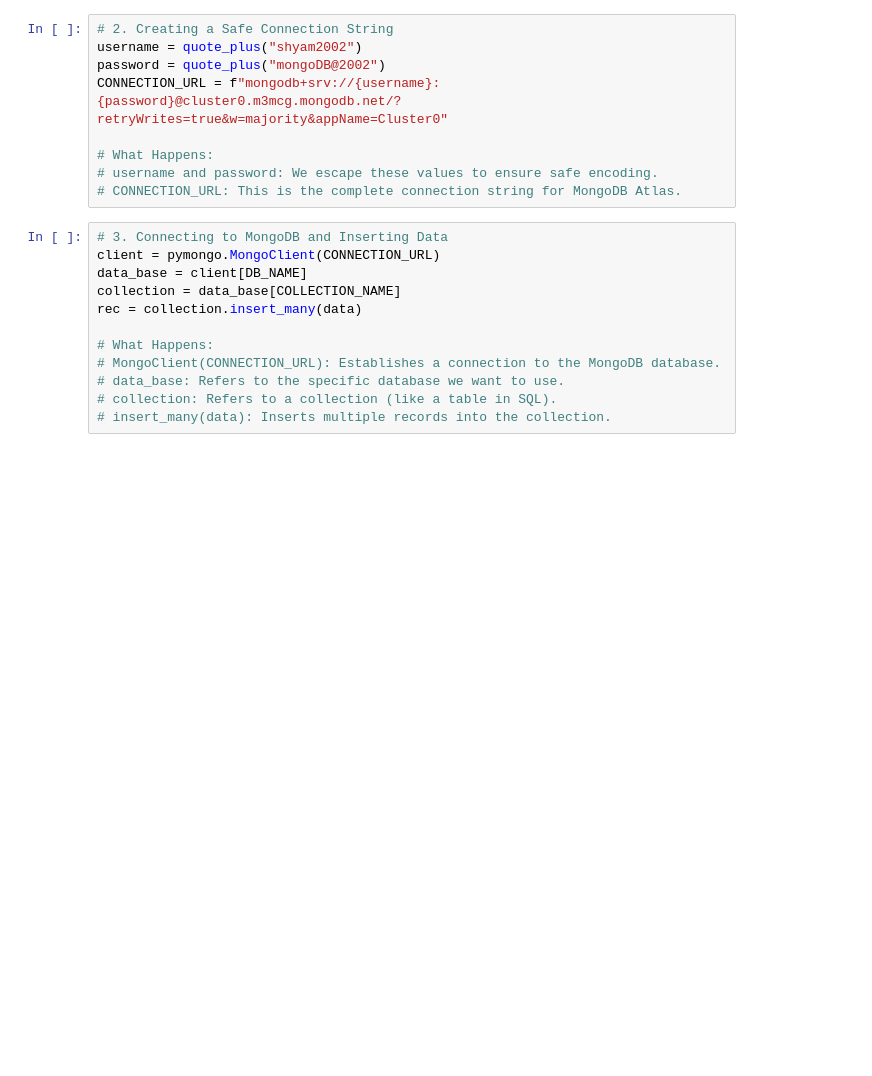
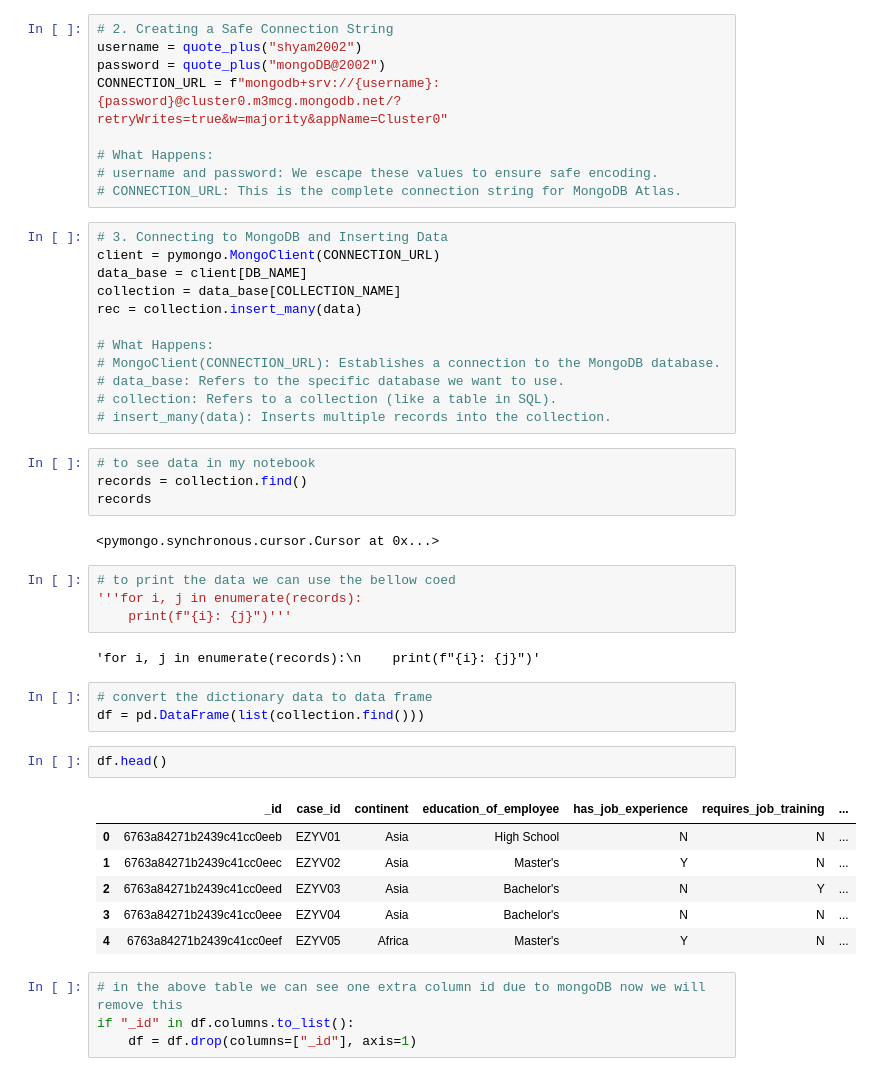
Before and after one commit to shyamsahoo/US-Visa-Approval-Prediction, a Jupyter notebook: notebook/mongoDB_demo.ipynb, the cells around one changed output. Drawn from its saved outputs; the diff is of its cells as text; blank space fills up the shorter version.

```diff
--- a/notebook/mongoDB_demo.ipynb
+++ b/notebook/mongoDB_demo.ipynb
@@ -100,3 +100,31 @@ rec = collection.insert_many(data)
 # data_base: Refers to the specific database we want to use.
 # collection: Refers to a collection (like a table in SQL).
 # insert_many(data): Inserts multiple records into the collection.
+# %%
+# to see data in my notebook
+records = collection.find()
+records
+# %% [output]
+<pymongo.synchronous.cursor.Cursor at 0x...>
+# %%
+# to print the data we can use the bellow coed
+'''for i, j in enumerate(records):
+    print(f"{i}: {j}")'''
+# %% [output]
+'for i, j in enumerate(records):\n    print(f"{i}: {j}")'
+# %%
+# convert the dictionary data to data frame
+df = pd.DataFrame(list(collection.find()))
+# %%
+df.head()
+# %% [output]
+|  | _id | case_id | continent | education_of_employee | has_job_experience | requires_job_training | ... |
+| 0 | 6763a84271b2439c41cc0eeb | EZYV01 | Asia | High School | N | N | ... |
+| 1 | 6763a84271b2439c41cc0eec | EZYV02 | Asia | Master's | Y | N | ... |
+| 2 | 6763a84271b2439c41cc0eed | EZYV03 | Asia | Bachelor's | N | Y | ... |
+| 3 | 6763a84271b2439c41cc0eee | EZYV04 | Asia | Bachelor's | N | N | ... |
+| 4 | 6763a84271b2439c41cc0eef | EZYV05 | Africa | Master's | Y | N | ... |
+# %%
+# in the above table we can see one extra column id due to mongoDB now we will remove this
+if "_id" in df.columns.to_list():
+    df = df.drop(columns=["_id"], axis=1)
```
Also changed, not shown: parts of 1 cell of this notebook.
